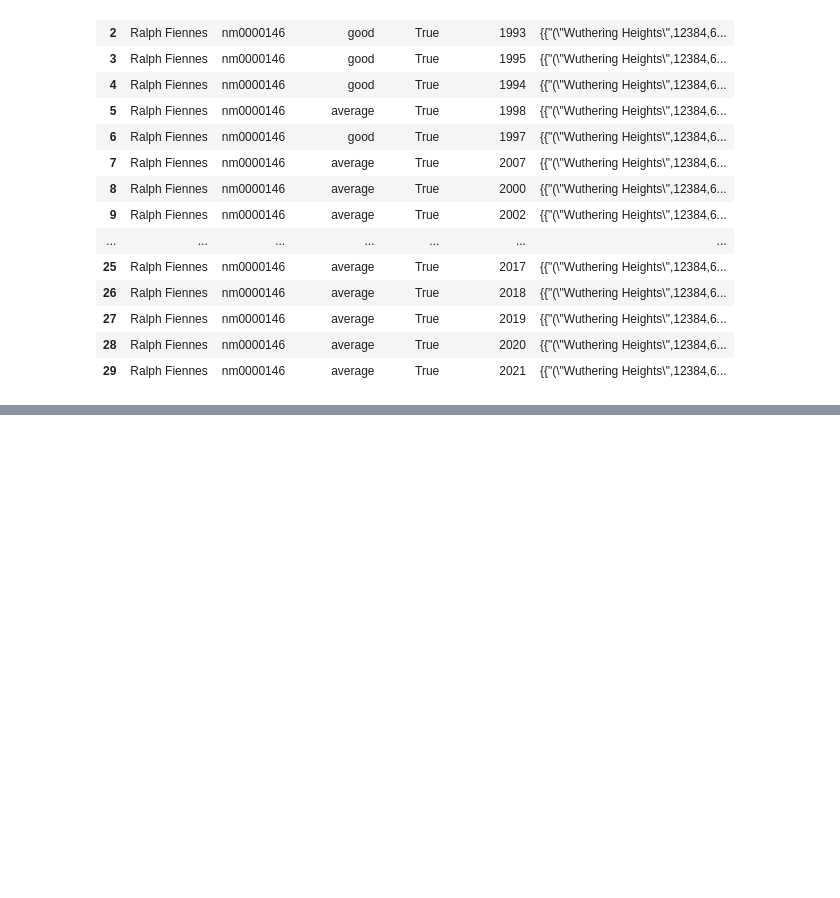
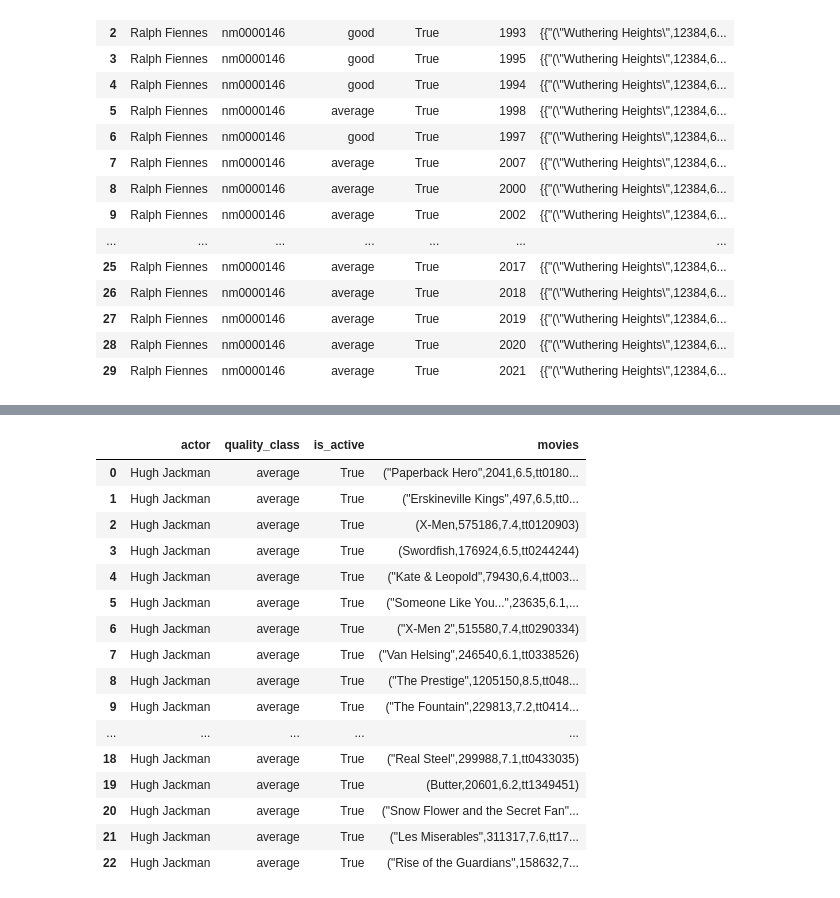
Before and after one commit to rj-pal/advanced-sql-techniques, a Jupyter notebook: postgres.ipynb, the cells around one changed output, grey strips where cells are left out. Cells and saved outputs as stored; diff of their text form; code cells hidden in the pictures; blank space fills up the shorter version.

```diff
--- a/postgres.ipynb
+++ b/postgres.ipynb
@@ -220,0 +454,20 @@ query_sql(engine, "SELECT * FROM actors WHERE actor='Ralph Fiennes'")
+# %%
+query_sql(engine, "SELECT actor, quality_class, is_active, UNNEST(films) AS movies FROM actors WHERE actor = 'Hugh Jackman' AND current_year = 2012;")
+# %% [output]
+|  | actor | quality_class | is_active | movies |
+| 0 | Hugh Jackman | average | True | ("Paperback Hero",2041,6.5,tt0180... |
+| 1 | Hugh Jackman | average | True | ("Erskineville Kings",497,6.5,tt0... |
+| 2 | Hugh Jackman | average | True | (X-Men,575186,7.4,tt0120903) |
+| 3 | Hugh Jackman | average | True | (Swordfish,176924,6.5,tt0244244) |
+| 4 | Hugh Jackman | average | True | ("Kate & Leopold",79430,6.4,tt003... |
+| 5 | Hugh Jackman | average | True | ("Someone Like You...",23635,6.1,... |
+| 6 | Hugh Jackman | average | True | ("X-Men 2",515580,7.4,tt0290334) |
+| 7 | Hugh Jackman | average | True | ("Van Helsing",246540,6.1,tt0338526) |
+| 8 | Hugh Jackman | average | True | ("The Prestige",1205150,8.5,tt048... |
+| 9 | Hugh Jackman | average | True | ("The Fountain",229813,7.2,tt0414... |
+| ... | ... | ... | ... | ... |
+| 18 | Hugh Jackman | average | True | ("Real Steel",299988,7.1,tt0433035) |
+| 19 | Hugh Jackman | average | True | (Butter,20601,6.2,tt1349451) |
+| 20 | Hugh Jackman | average | True | ("Snow Flower and the Secret Fan"... |
+| 21 | Hugh Jackman | average | True | ("Les Miserables",311317,7.6,tt17... |
+| 22 | Hugh Jackman | average | True | ("Rise of the Guardians",158632,7... |
```
Also changed, not shown: parts of 14 cells of this notebook, 1 other file.
